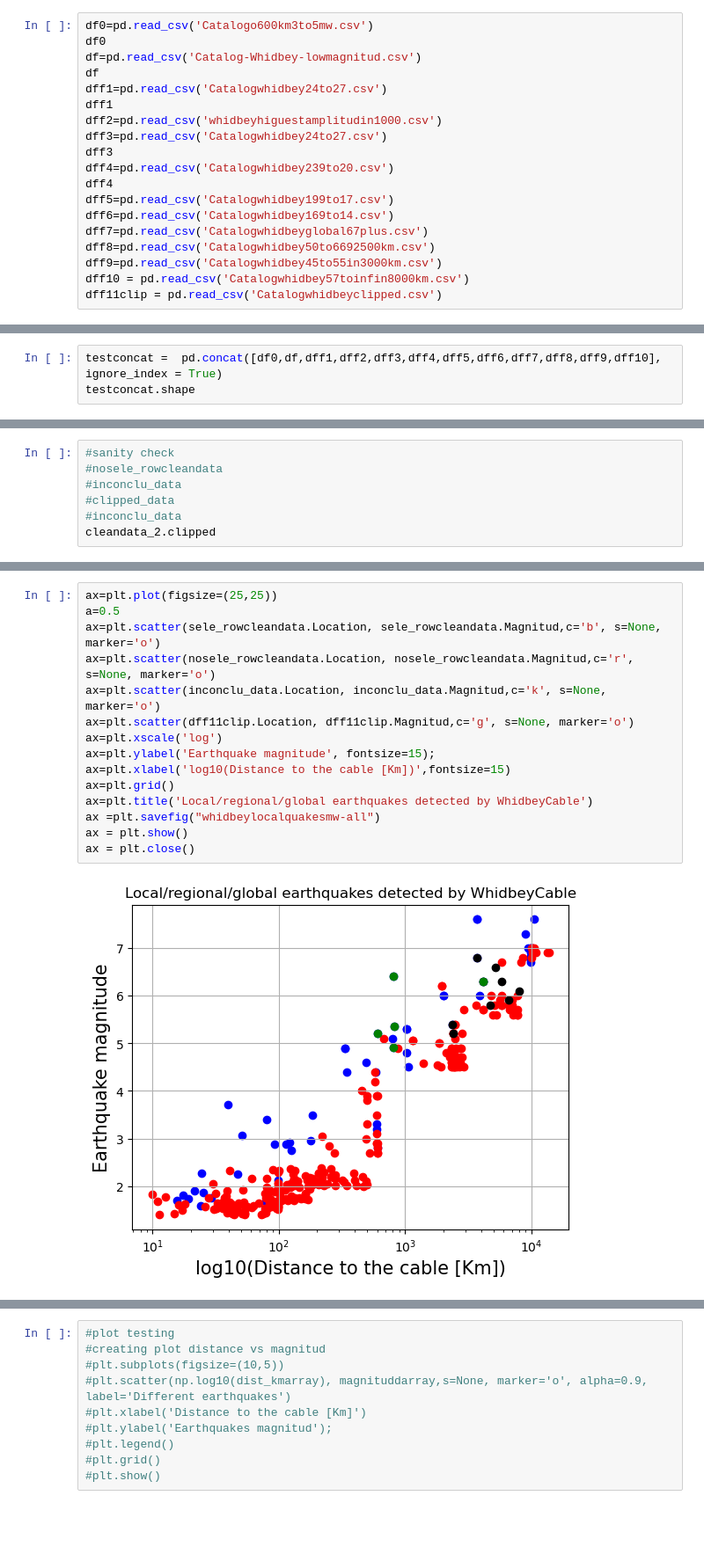
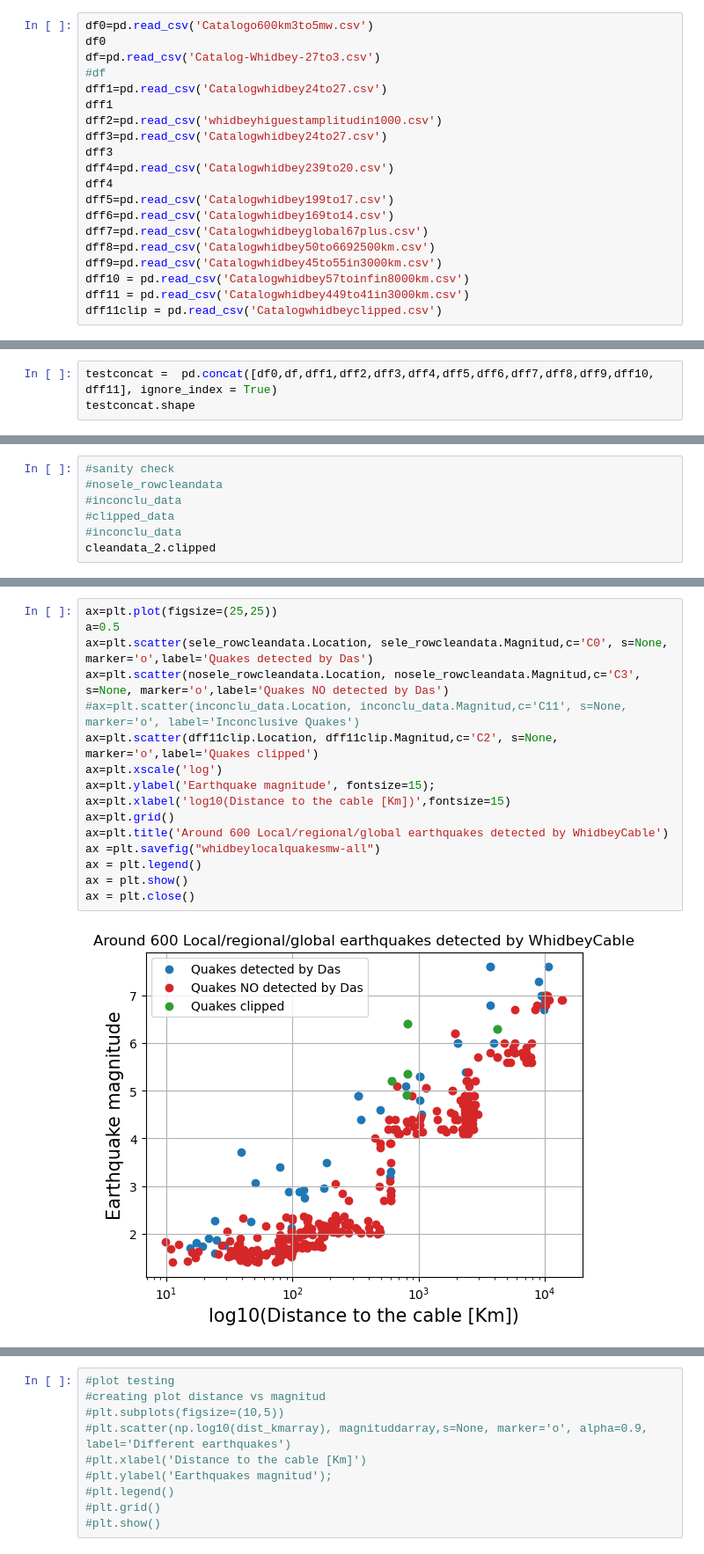
Before and after one commit to bradlipovsky/das-stuff, a Jupyter notebook: whidbey-localquakesplotdataframeMarch.ipynb, the cells around one changed output, grey strips where cells are left out. Shown: that part at 88% size. Cells and saved outputs as stored; diff of their text form; blank space fills up the shorter version.

```diff
--- a/whidbey-localquakesplotdataframeMarch.ipynb
+++ b/whidbey-localquakesplotdataframeMarch.ipynb
@@ -50,8 +50,8 @@ event_df
 # %%
 df0=pd.read_csv('Catalogo600km3to5mw.csv')
 df0
-df=pd.read_csv('Catalog-Whidbey-lowmagnitud.csv')
-df
+df=pd.read_csv('Catalog-Whidbey-27to3.csv')
+#df
 dff1=pd.read_csv('Catalogwhidbey24to27.csv')
 dff1
 dff2=pd.read_csv('whidbeyhiguestamplitudin1000.csv')
@@ -65,4 +65,5 @@ dff7=pd.read_csv('Catalogwhidbeyglobal67plus.csv')
 dff8=pd.read_csv('Catalogwhidbey50to6692500km.csv')
 dff9=pd.read_csv('Catalogwhidbey45to55in3000km.csv')
 dff10 = pd.read_csv('Catalogwhidbey57toinfin8000km.csv')
+dff11 = pd.read_csv('Catalogwhidbey449to41in3000km.csv')
 dff11clip = pd.read_csv('Catalogwhidbeyclipped.csv')
@@ -80,4 +81,4 @@ dff11clip = pd.read_csv('Catalogwhidbeyclipped.csv')
 # %%
-testconcat =  pd.concat([df0,df,dff1,dff2,dff3,dff4,dff5,dff6,dff7,dff8,dff9,dff10], ignore_index = True)
+testconcat =  pd.concat([df0,df,dff1,dff2,dff3,dff4,dff5,dff6,dff7,dff8,dff9,dff10, dff11], ignore_index = True)
 testconcat.shape
 # %% [output]
@@ -125,18 +126,19 @@ cleandata_2.clipped
 # %%
 ax=plt.plot(figsize=(25,25))
 a=0.5
-ax=plt.scatter(sele_rowcleandata.Location, sele_rowcleandata.Magnitud,c='b', s=None, marker='o')
-ax=plt.scatter(nosele_rowcleandata.Location, nosele_rowcleandata.Magnitud,c='r', s=None, marker='o')
-ax=plt.scatter(inconclu_data.Location, inconclu_data.Magnitud,c='k', s=None, marker='o')
-ax=plt.scatter(dff11clip.Location, dff11clip.Magnitud,c='g', s=None, marker='o')
+ax=plt.scatter(sele_rowcleandata.Location, sele_rowcleandata.Magnitud,c='C0', s=None, marker='o',label='Quakes detected by Das')
+ax=plt.scatter(nosele_rowcleandata.Location, nosele_rowcleandata.Magnitud,c='C3', s=None, marker='o',label='Quakes NO detected by Das')
+#ax=plt.scatter(inconclu_data.Location, inconclu_data.Magnitud,c='C11', s=None, marker='o', label='Inconclusive Quakes')
+ax=plt.scatter(dff11clip.Location, dff11clip.Magnitud,c='C2', s=None, marker='o',label='Quakes clipped')
 ax=plt.xscale('log')
 ax=plt.ylabel('Earthquake magnitude', fontsize=15);
 ax=plt.xlabel('log10(Distance to the cable [Km])',fontsize=15)
 ax=plt.grid()
-ax=plt.title('Local/regional/global earthquakes detected by WhidbeyCable')
+ax=plt.title('Around 600 Local/regional/global earthquakes detected by WhidbeyCable')
 ax =plt.savefig("whidbeylocalquakesmw-all")
+ax = plt.legend()
 ax = plt.show()
 ax = plt.close()
 # %% [output]
-[figure, old version]
+[figure, new version]
 # %%
```
Also changed, not shown: parts of 17 cells of this notebook, 2 other files.
